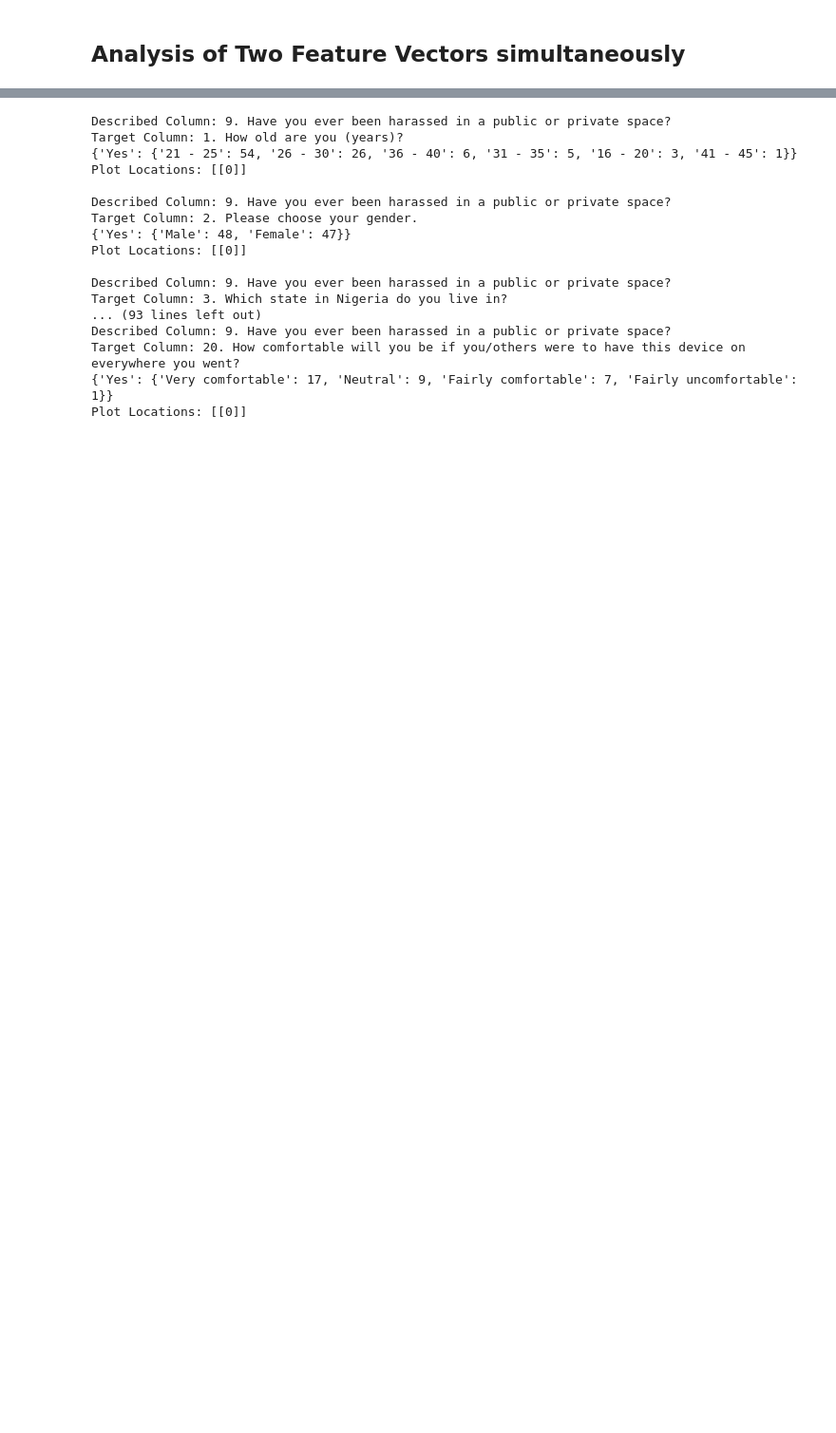
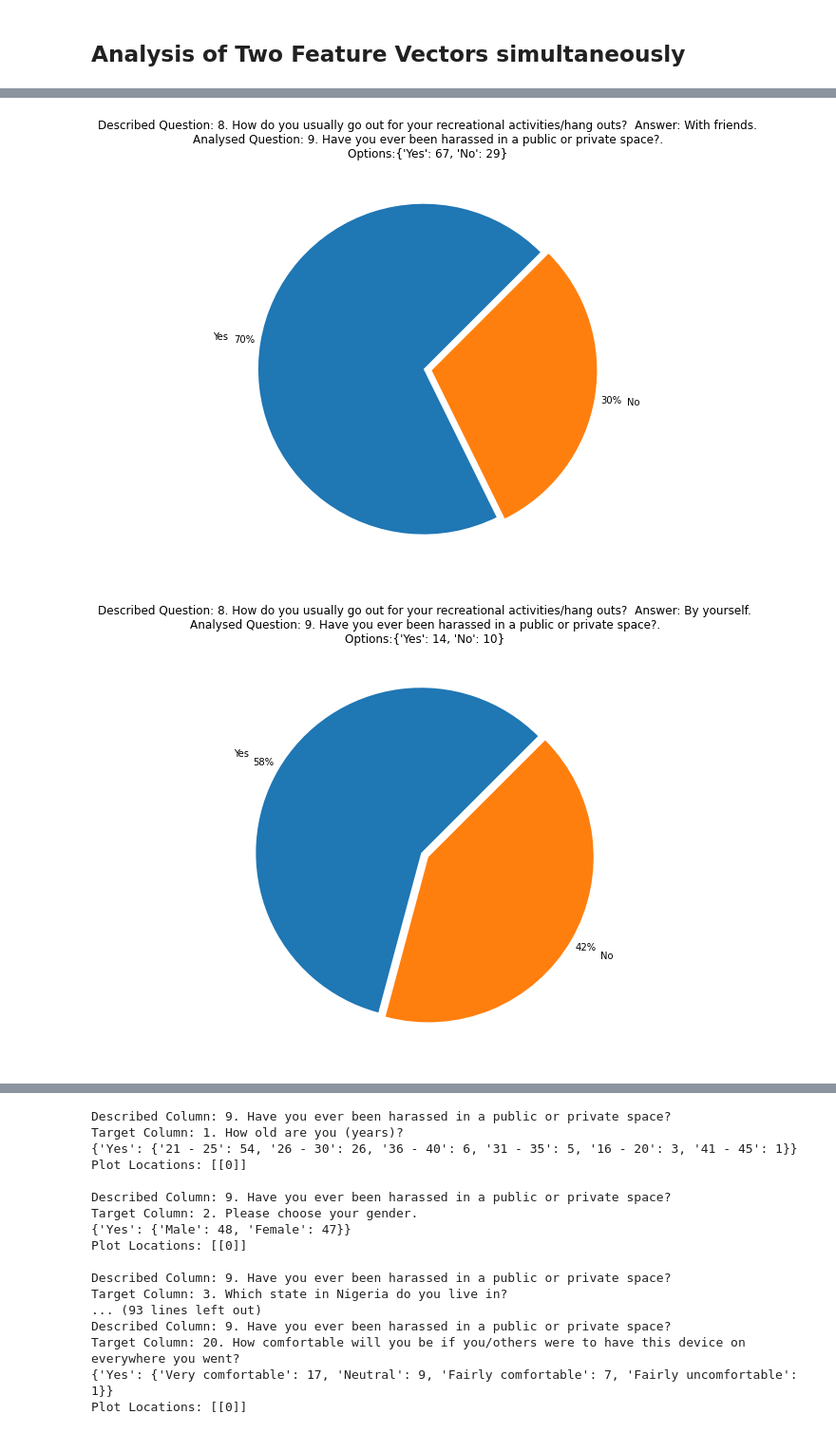
Before and after one commit to dub-em/Camera-Product-Survery-Analysis, a Jupyter notebook: Product_survey_analysis.ipynb, the cells around one changed output, grey strips where cells are left out. Shown at 95% size. Drawn from its saved outputs; the diff is of its cells as text; code cells hidden in the pictures; blank space fills up the shorter version.

```diff
--- a/Product_survey_analysis.ipynb
+++ b/Product_survey_analysis.ipynb
@@ -176,7 +195,9 @@ def col_anal (survey, survey_title, target_column, descr_column):
     return(col_descr_set)
 
 def plot_func_1(col_descr_set, survey_title):
-    #or I could simply store the location of the dictionary containing the value_count so as to locate and plot it later.
+    '''Plots and saves the pie chart of the value count for each column analysed by the col_anal and deep_column_descr function.
+    This funciton generates plot title and saved figure name automatically depending on the questions analysed, using a plot
+    location system developed in this code to locate the value counts needed for plotting.'''
     count = 0
     for plot in col_descr_set[3]:
         lists = col_descr_set[2]
@@ -189,16 +210,17 @@ def plot_func_1(col_descr_set, survey_title):
                 title2 = 'Analysed Question: {}.'.format(col_descr_set[1])
                 options = 'Options:{}'.format(lists)
                 explode = (np.ones(len(lists.values())))*0.025
-                figname = '0{}_Question_{}_and_Question_{}'.format(count, (list(survey_title.values()).index(col_descr_set[0]))+1, (list(survey_title.values()).index(col_descr_set[1]))+1)
+                figname = '0{}_Question_{}_and_Question_{}'.format(count, ((str(col_descr_set[0]))[:3]).replace('.', ''), ((str(col_descr_set[1]))[:3]).replace('.', ''))
                 figname = figname + '.jpg'
-                plt.figure(figsize=(10, 7))
+                plt.figure(figsize=(18, 8))
                 plt.pie(lists.values(), labels=lists.keys(), autopct='%1.0f%%', explode=explode, startangle=45, pctdistance=1.1, labeldistance=1.2)
                 plt.title('{}\n{}\n{}'.format(title1, title2, options))
                 plt.savefig(figname)
                 #plt.close()
                 #plt.show()
 # %%
-descr_column = range(7)
+#The functions for analyseing two feature vectors is used to analyse a range of columns
+descr_column = range(8)
 target_column = [8]
 col_descr_set = col_anal(survey, survey_title, target_column, descr_column)
 # %% [output]
@@ -254,0 +248,7 @@ plot_func_1(col_descr_set[0], survey_title)
+# %%
+#The plot function for two feature vectors analysis is used to plot and save pie charts from the analysis, using the
+#plot location of each value count to locate the value count and plot it.
+plot_func_1(col_descr_set[7], survey_title)
+# %% [output]
+[figure, added]
+[figure, added]
```
Also changed, not shown: parts of 25 cells of this notebook.
